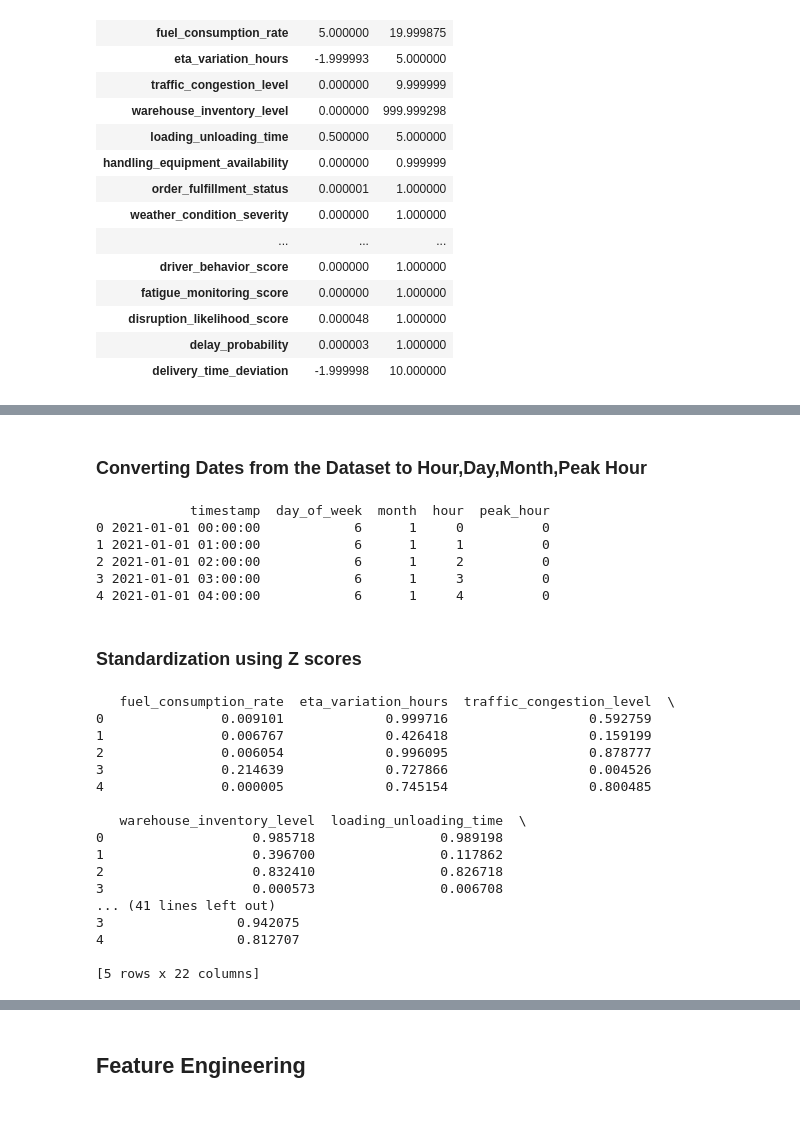
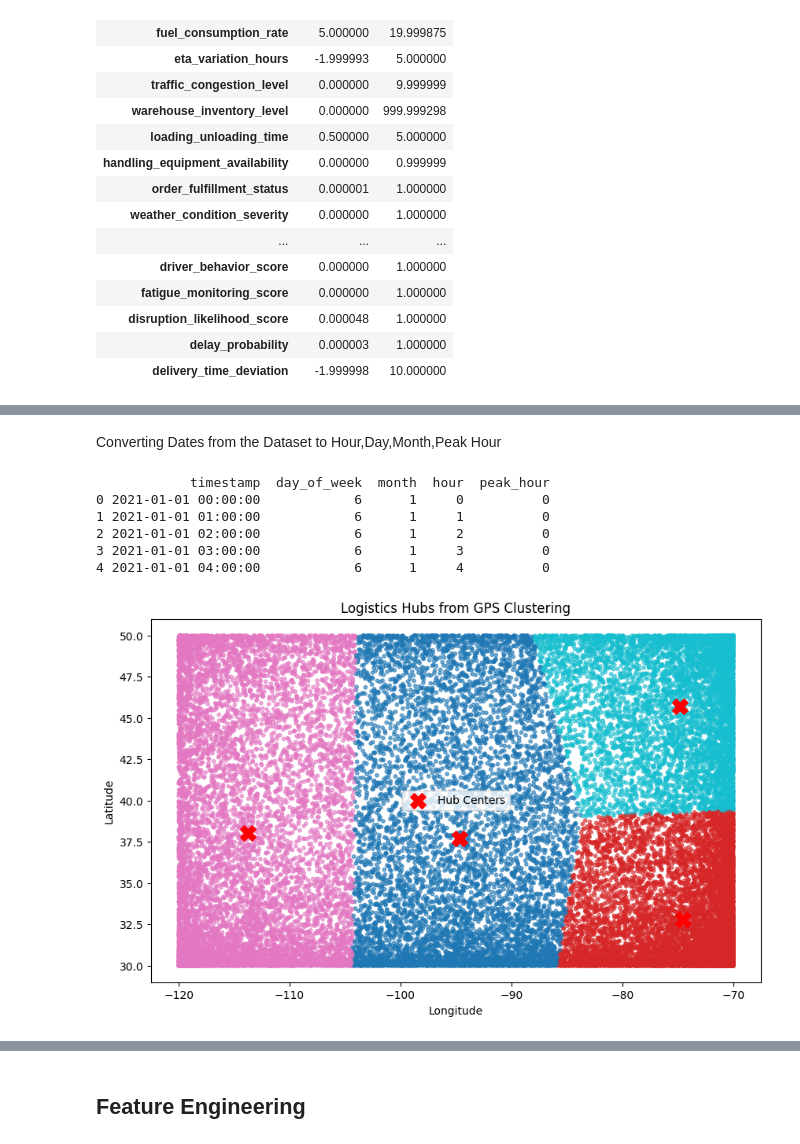
Before and after one commit to abbyseb/Datathon, a Jupyter notebook: Datathon.ipynb, the cells around one changed output, grey strips where cells are left out. Cells and saved outputs as stored; diff of their text form; code cells hidden in the pictures; blank space fills up the shorter version.

```diff
--- a/Datathon.ipynb
+++ b/Datathon.ipynb
@@ -115,5 +95,5 @@ num_summary
 # %% [markdown]
-### Converting Dates from the Dataset to Hour,Day,Month,Peak Hour
+Converting Dates from the Dataset to Hour,Day,Month,Peak Hour
 # %%
 
 
@@ -153,5 +133,3 @@ print(df[['timestamp', 'day_of_week', 'month', 'hour', 'peak_hour']].head())
 2 2021-01-01 02:00:00            6      1     2          0
 3 2021-01-01 03:00:00            6      1     3          0
 4 2021-01-01 04:00:00            6      1     4          0
-# %% [markdown]
-### Standardization using Z scores
@@ -186,25 +136,26 @@ cols_to_normalize = [
-# %%
-# Apply MinMaxScaler
-minmax_scaler = MinMaxScaler()
-df = df.copy()
-df[cols_to_normalize] = minmax_scaler.fit_transform(df[cols_to_normalize])
-
-print(df[cols_to_normalize].head())
-# %% [output]
-   fuel_consumption_rate  eta_variation_hours  traffic_congestion_level  \
-0               0.009101             0.999716                  0.592759
-1               0.006767             0.426418                  0.159199
-2               0.006054             0.996095                  0.878777
-3               0.214639             0.727866                  0.004526
-4               0.000005             0.745154                  0.800485
-
-   warehouse_inventory_level  loading_unloading_time  \
-0                   0.985718                0.989198
-1                   0.396700                0.117862
-2                   0.832410                0.826718
-3                   0.000573                0.006708
-... (41 lines left out)
-3                 0.942075
-4                 0.812707
-
-[5 rows x 22 columns]
+# %%
+import pandas as pd
+from sklearn.cluster import KMeans
+import matplotlib.pyplot as plt
+
+# Extract GPS coordinates
+coords = df[['vehicle_gps_latitude', 'vehicle_gps_longitude']]
+
+# Choose number of hubs
+k = 4
+kmeans = KMeans(n_clusters=k, random_state=42, n_init=10)
+df['hub_cluster'] = kmeans.fit_predict(coords)
+
+# Plot clusters
+plt.figure(figsize=(10,6))
+plt.scatter(df['vehicle_gps_longitude'], df['vehicle_gps_latitude'],
+            c=df['hub_cluster'], cmap='tab10', s=10, alpha=0.6)
+plt.scatter(kmeans.cluster_centers_[:,1], kmeans.cluster_centers_[:,0],
+            c='red', marker='X', s=200, label='Hub Centers')
+plt.xlabel("Longitude")
+plt.ylabel("Latitude")
+plt.title("Logistics Hubs from GPS Clustering")
+plt.legend()
+plt.show()
+# %% [output]
+[figure, added]
```
Also changed, not shown: parts of 62 cells of this notebook.
